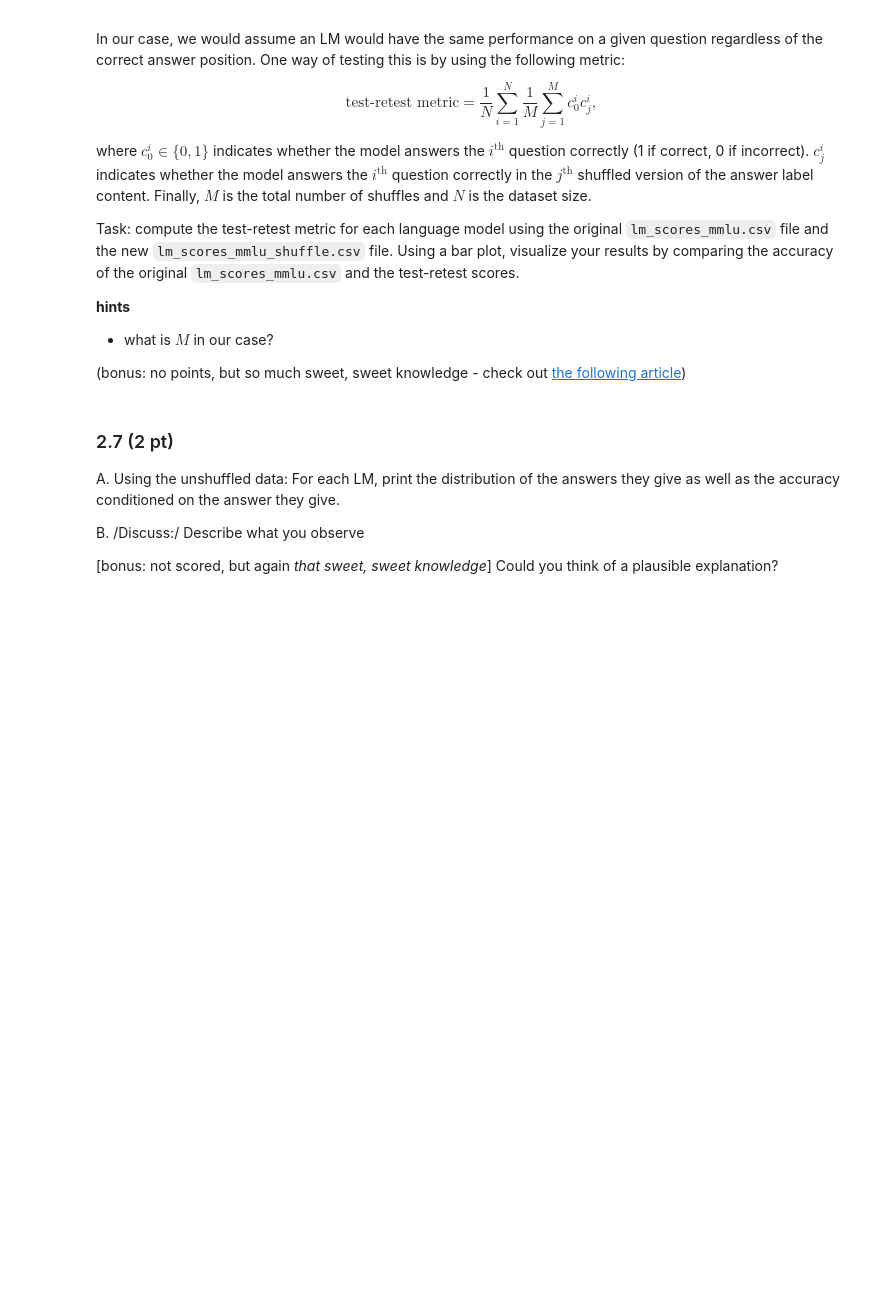
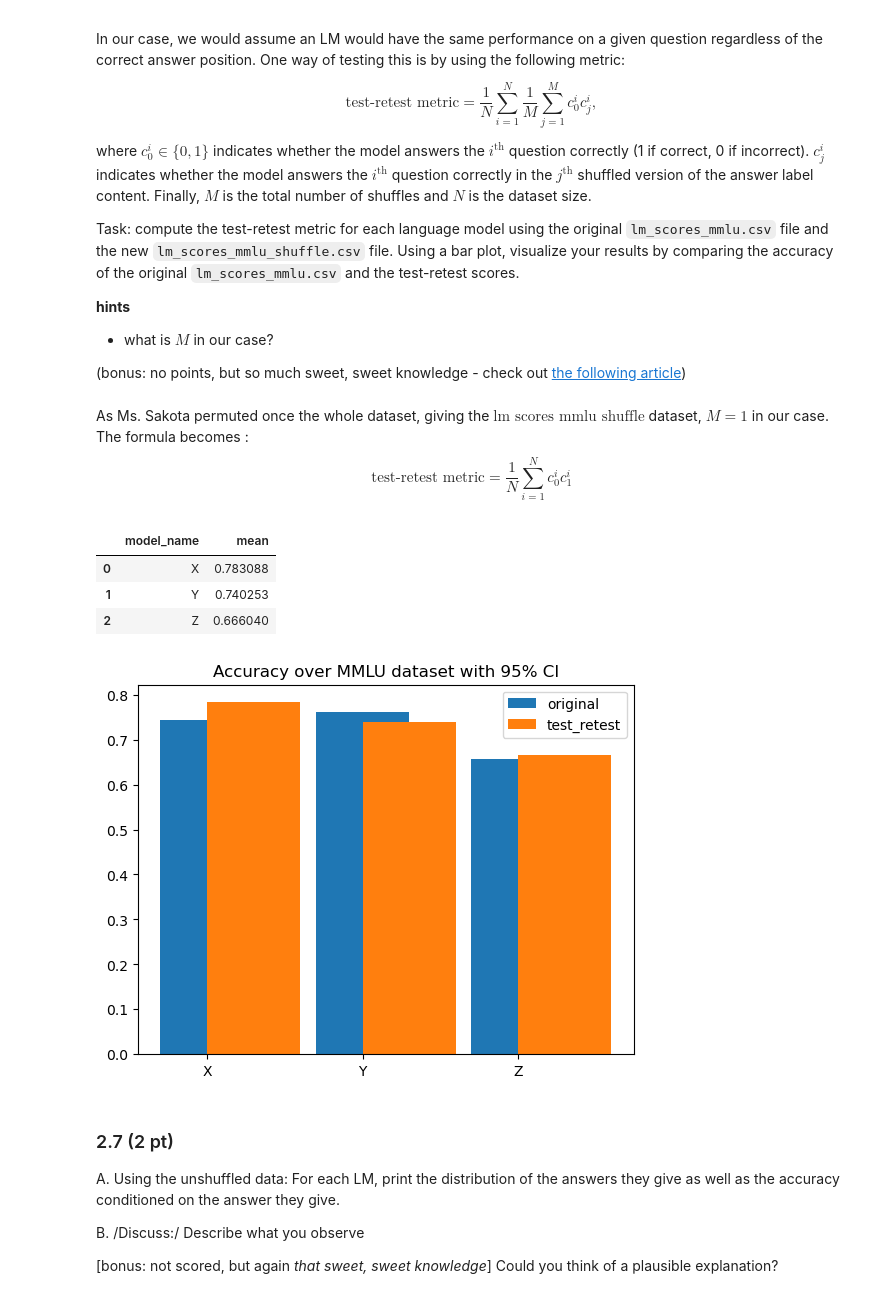
Before and after one commit to M-i-r-c-o/2024, a Jupyter notebook: Homework/01_PROJECT_NEUTRALITY/analysis.ipynb, the cells around one changed output. Cells and saved outputs as stored; diff of their text form; code cells hidden in the pictures; blank space fills up the shorter version.

```diff
--- a/Homework/01_PROJECT_NEUTRALITY/analysis.ipynb
+++ b/Homework/01_PROJECT_NEUTRALITY/analysis.ipynb
@@ -654,6 +753,27 @@ Task: compute the test-retest metric for each language model using the original
 - what is $M$ in our case?
 
 (bonus: no points, but so much sweet, sweet knowledge - check out [the following article](https://arxiv.org/pdf/2406.19470v1))
+# %% [markdown]
+As Ms. Sakota permuted once the whole dataset, giving the $\text{lm scores mmlu shuffle}$ dataset, $M = 1$ in our case.<br>
+The formula becomes  : $$\text{test-retest metric} = \frac{1}{N}\sum_{i=1}^N c^i_0 c_1^i$$
+# %%
+df_mmlu_shuffled = pd.read_csv('task_2_5/lm_scores_mmlu_shuffle.csv')
+df_mmlu_both_correct = (df_mmlu.groupby(by='model_name', as_index=False)['correct'] and df_mmlu_shuffled.groupby(by='model_name', as_index=False)['correct']).mean()
+df_mmlu_both_correct.rename(columns={'correct': 'mean'}, inplace=True)
+df_mmlu_both_correct
+# %% [output]
+|  | model_name | mean |
+| 0 | X | 0.783088 |
+| 1 | Y | 0.740253 |
+| 2 | Z | 0.666040 |
+# %%
+plt.bar(df_mmlu_mean['model_name'], df_mmlu_mean['mean'], align='center', width=0.6, label='original')
+plt.bar(df_mmlu_both_correct['model_name'], df_mmlu_both_correct['mean'], align='edge', width=0.6, label='test_retest')
+plt.title('Accuracy over MMLU dataset with 95% CI')
+plt.legend()
+plt.show()
+# %% [output]
+[figure, added]
 # %% [markdown]
 ### 2.7 (2 pt)
 
```
Also changed, not shown: parts of 12 cells of this notebook.
